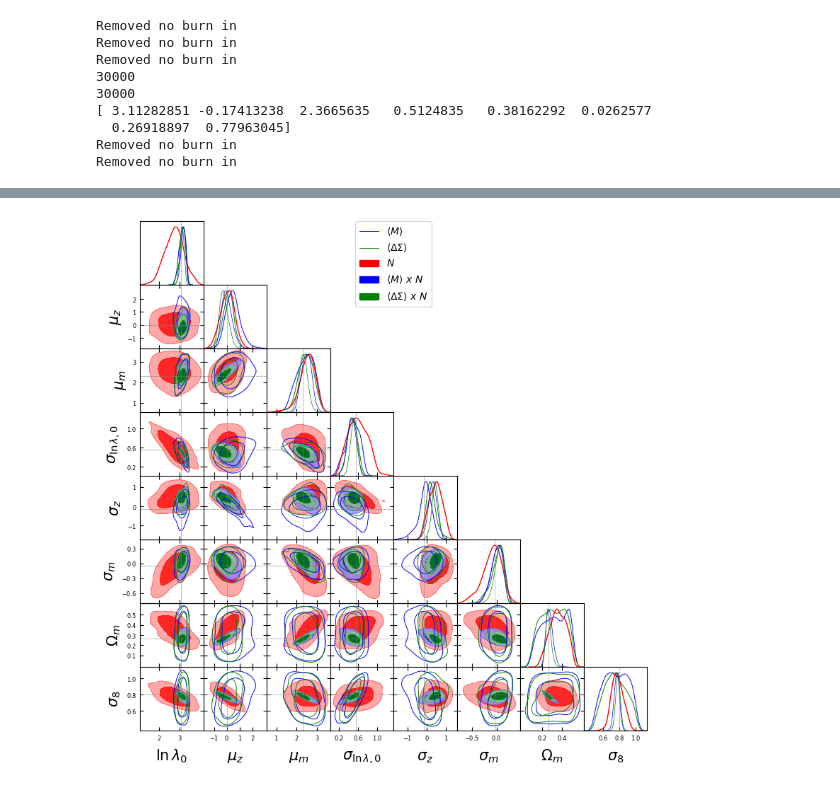
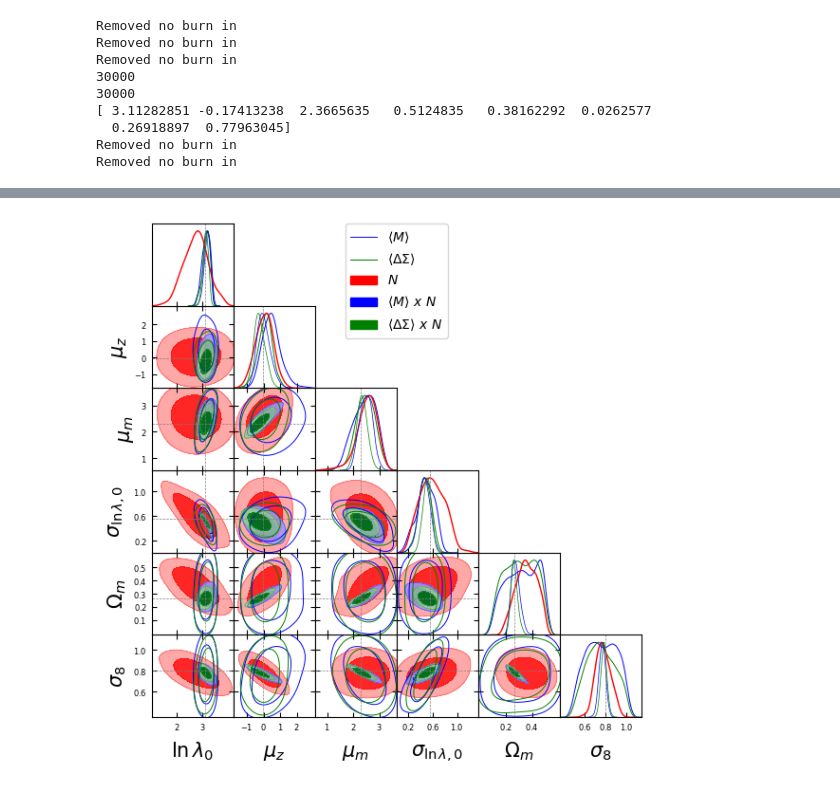
Before and after one commit to LSSTDESC/CLCosmo_Sim, a Jupyter notebook: richness_mass_from_DC2/plots/see_mcmc_manuscript.ipynb, the cells around one changed output, grey strips where cells are left out. Drawn from its saved outputs; the diff is of its cells as text; code cells hidden in the pictures.

```diff
--- a/richness_mass_from_DC2/plots/see_mcmc_manuscript.ipynb
+++ b/richness_mass_from_DC2/plots/see_mcmc_manuscript.ipynb
@@ -163,25 +205,25 @@ params['8'] = 0.8
 # %%
 g = plots.get_subplot_plotter(subplot_size=1.)
 g.settings.lab_fontsize = 20
 g.settings.legend_fontsize = 15
 g.triangle_plot(
  [ M, WL, N, MN, WLN],
     #[WL, N, WLN],
 
                 filled=[False, False, True, True, True],
                 contour_colors = ['b', 'g', 'r', 'b', 'g', 'k' ],
-                contour_ls=['-','-','-', '-', '-', '-'],
+                contour_ls=['-','-','-', '-', '-', '-'],params = ['1','2','3','4','7','8'],
                 #contour_ls=['-','-','-', '--', '--', '--', '-'],
                 contour_lws=[.7,.7,1,.5,.5],
                 legend_fontsize = 10,
                 fine_bins = 1,  marker_args = {'linewidth':10},
                markers=params,
             #    {'1':3.091,  '3':np.log(10)*1.05, '4':0.594})
 
                )
 plt.savefig('mcmc_scaling_relation_fit_cosmo.png', dpi = 300)
 # %% [output]
-[figure, old version]
+[figure, new version]
 # %%
 # t0 = np.load('/pbs/throng/lsst/users/cpayerne/CLCosmo_Sim/richness_mass_from_DC2/chains/analysis_full_cosmology_N.pkl', allow_pickle = True)
 # names = ['1', '2', '3', '4', '5', '6','7','8']
```
Also changed, not shown: parts of 5 cells of this notebook, 14 other files.
